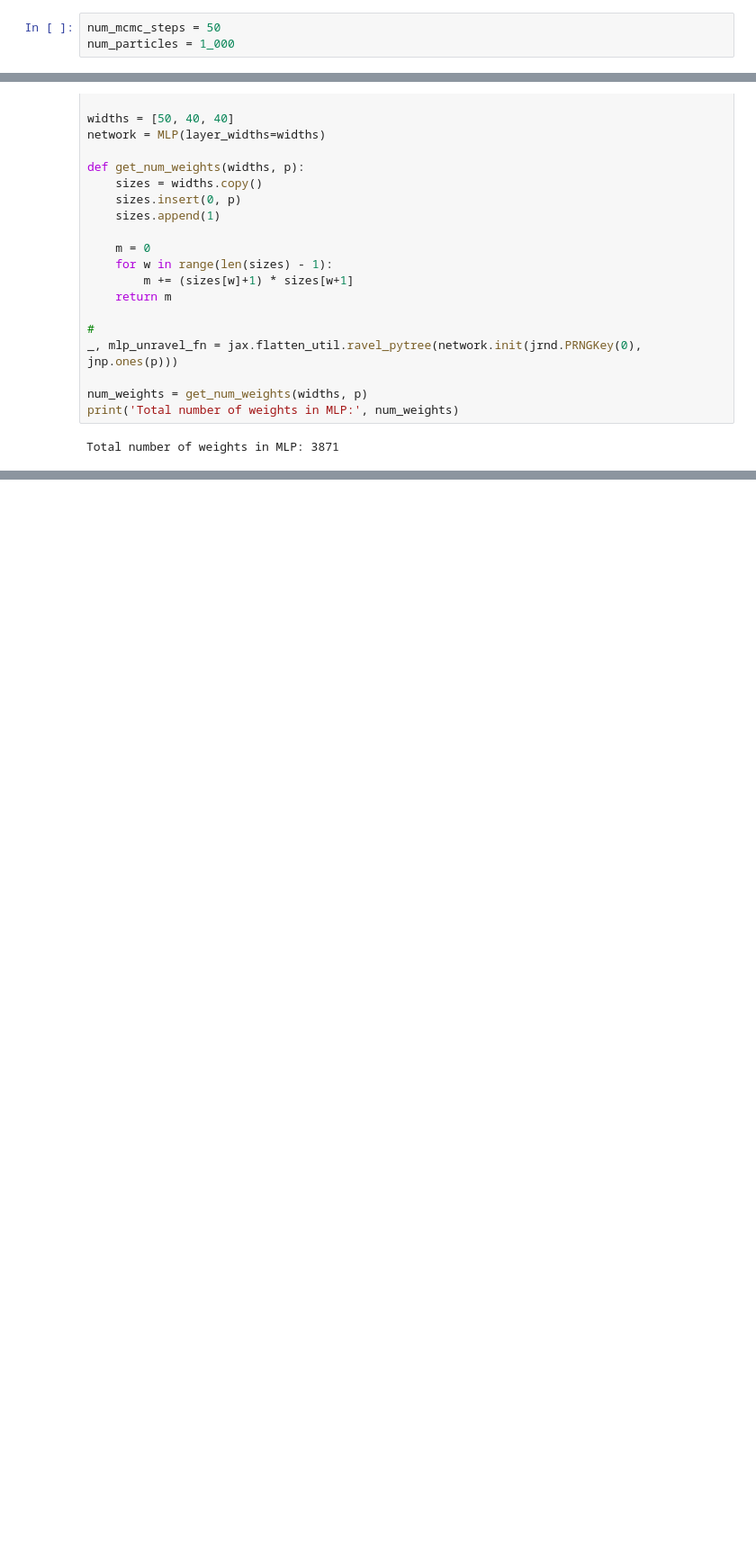
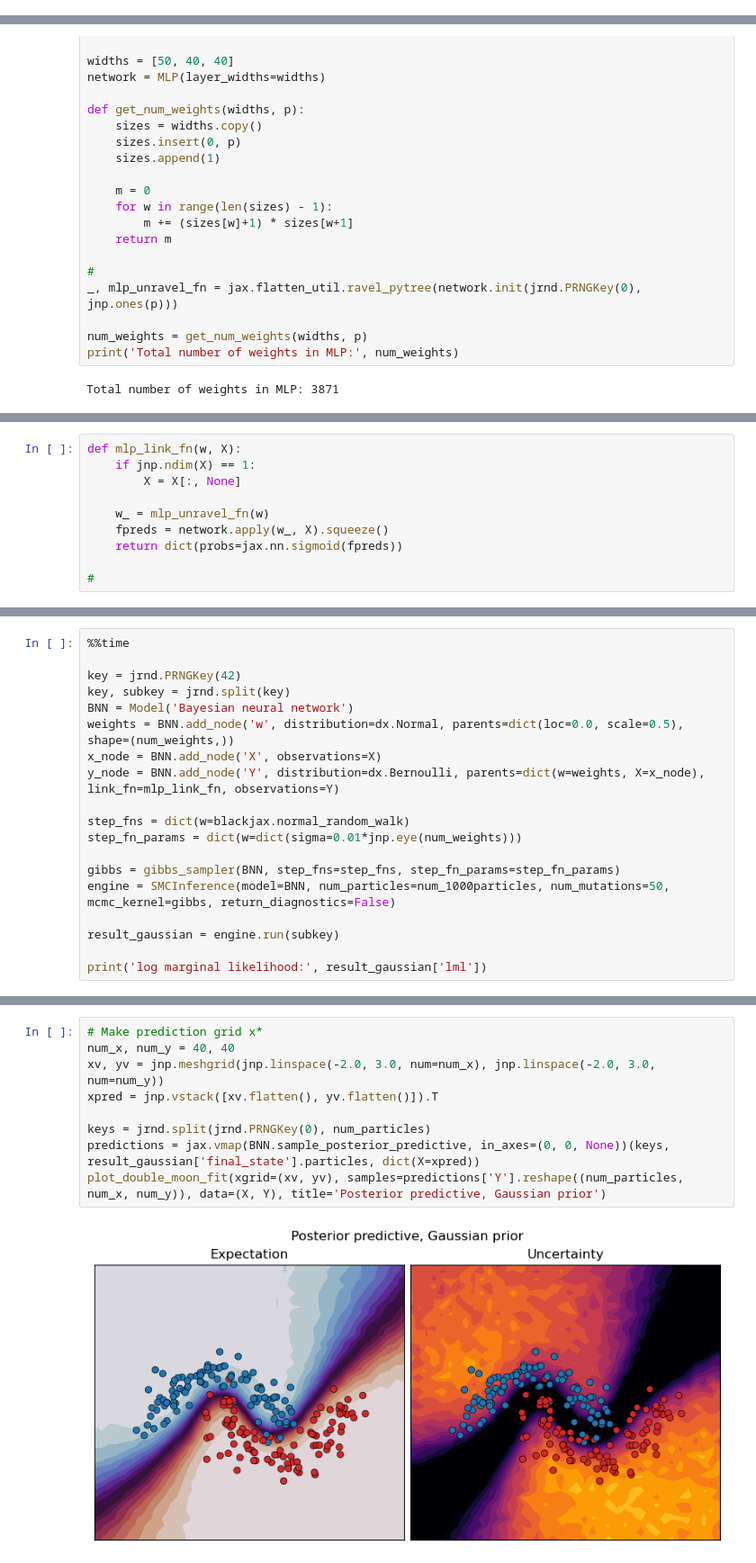
Before and after one commit to UncertaintyInComplexSystems/bamojax, a Jupyter notebook: bamojax/examples/bnn/bnn_mpl.ipynb, the cells around one changed output, grey strips where cells are left out. Shown: that part at 90% size. Saved outputs shown, nothing was run; the diff lists cells and outputs as text; blank space fills up the shorter version.

```diff
--- a/bamojax/examples/bnn/bnn_mpl.ipynb
+++ b/bamojax/examples/bnn/bnn_mpl.ipynb
@@ -70,3 +65,0 @@ Code works for:
-# %%
-num_mcmc_steps = 50
-num_particles = 1_000
@@ -423,0 +146,10 @@ Wall time: 30.3 s
+# %%
+def mlp_link_fn(w, X):
+    if jnp.ndim(X) == 1:
+        X = X[:, None]
+
+    w_ = mlp_unravel_fn(w)
+    fpreds = network.apply(w_, X).squeeze()
+    return dict(probs=jax.nn.sigmoid(fpreds))
+
+#
@@ -423,0 +158,19 @@ Wall time: 30.3 s
+# %%
+%%time
+
+key = jrnd.PRNGKey(42)
+key, subkey = jrnd.split(key)
+BNN = Model('Bayesian neural network')
+weights = BNN.add_node('w', distribution=dx.Normal, parents=dict(loc=0.0, scale=0.5), shape=(num_weights,))
+x_node = BNN.add_node('X', observations=X)
+y_node = BNN.add_node('Y', distribution=dx.Bernoulli, parents=dict(w=weights, X=x_node), link_fn=mlp_link_fn, observations=Y)
+
+step_fns = dict(w=blackjax.normal_random_walk)
+step_fn_params = dict(w=dict(sigma=0.01*jnp.eye(num_weights)))
+
+gibbs = gibbs_sampler(BNN, step_fns=step_fns, step_fn_params=step_fn_params)
+engine = SMCInference(model=BNN, num_particles=num_1000particles, num_mutations=50, mcmc_kernel=gibbs, return_diagnostics=False)
+
+result_gaussian = engine.run(subkey)
+
+print('log marginal likelihood:', result_gaussian['lml'])
@@ -423,0 +185,11 @@ Wall time: 30.3 s
+# %%
+# Make prediction grid x*
+num_x, num_y = 40, 40
+xv, yv = jnp.meshgrid(jnp.linspace(-2.0, 3.0, num=num_x), jnp.linspace(-2.0, 3.0, num=num_y))
+xpred = jnp.vstack([xv.flatten(), yv.flatten()]).T
+
+keys = jrnd.split(jrnd.PRNGKey(0), num_particles)
+predictions = jax.vmap(BNN.sample_posterior_predictive, in_axes=(0, 0, None))(keys, result_gaussian['final_state'].particles, dict(X=xpred))
+plot_double_moon_fit(xgrid=(xv, yv), samples=predictions['Y'].reshape((num_particles, num_x, num_y)), data=(X, Y), title='Posterior predictive, Gaussian prior')
+# %% [output]
+[figure, added]
```
Also changed, not shown: parts of 50 cells of this notebook, 2 other files.
